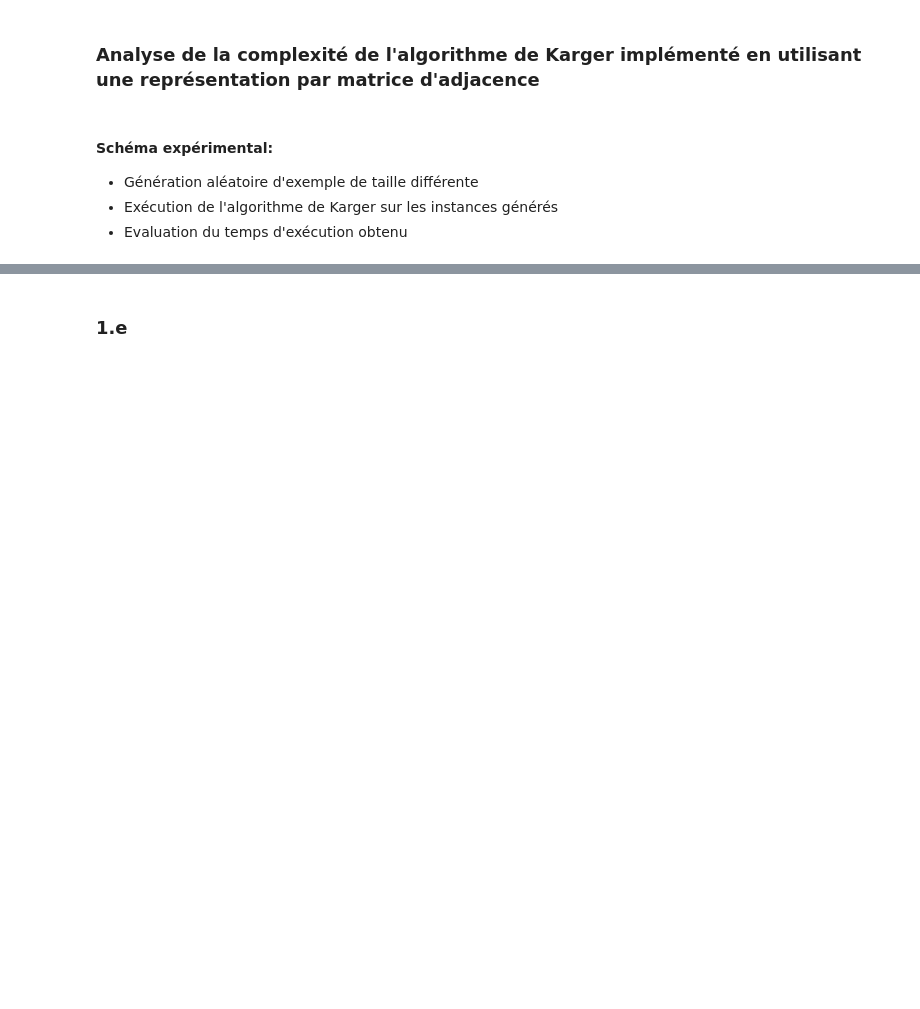
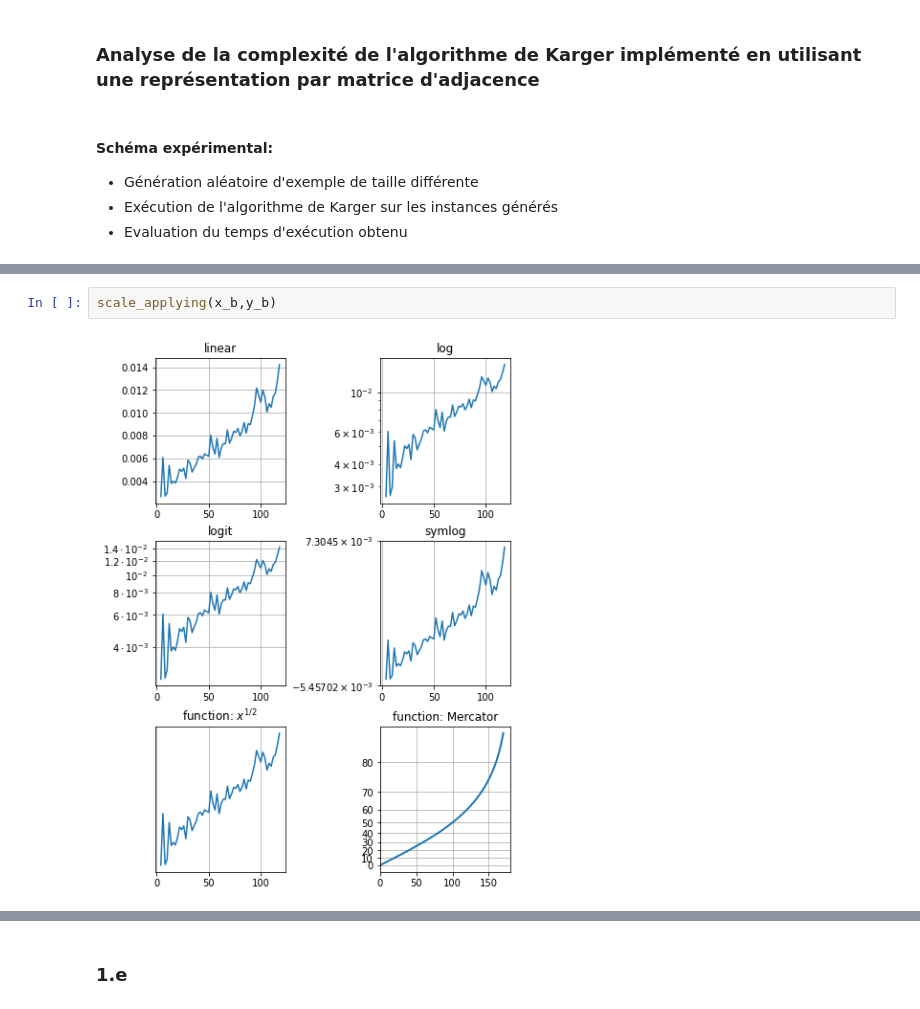
Before and after one commit to samynhl/Projet-COMPLEX, a Jupyter notebook: TME PROJET.ipynb, the cells around one changed output, grey strips where cells are left out. Saved outputs shown, nothing was run; the diff lists cells and outputs as text; blank space fills up the shorter version.

```diff
--- a/TME PROJET.ipynb
+++ b/TME PROJET.ipynb
@@ -434,0 +487,4 @@ plt.show()
+# %%
+scale_applying(x_b,y_b)
+# %% [output]
+[figure, added]
```
Also changed, not shown: parts of 18 cells of this notebook.
